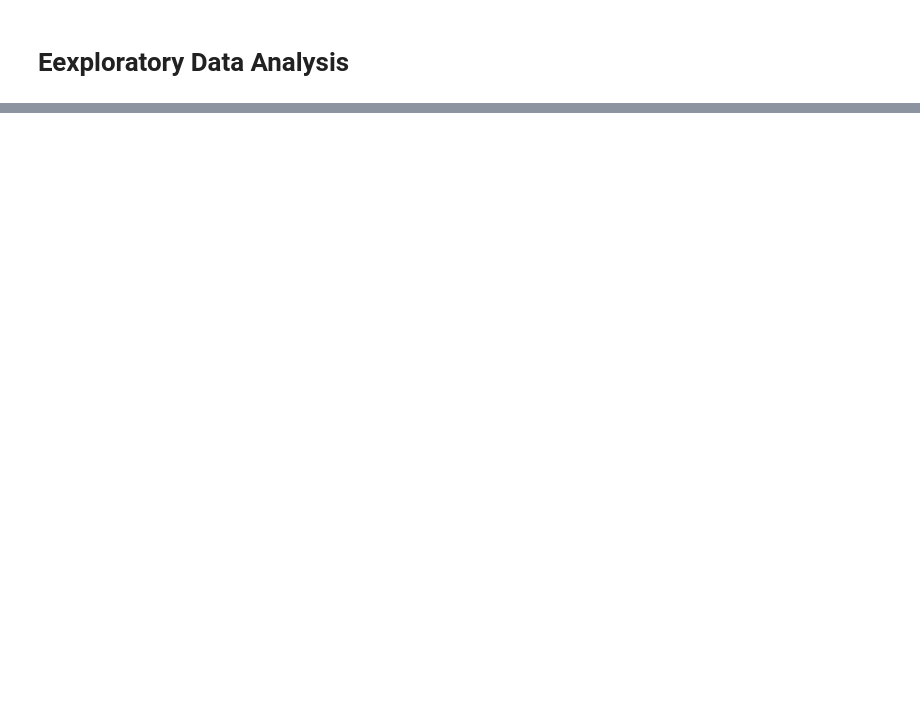
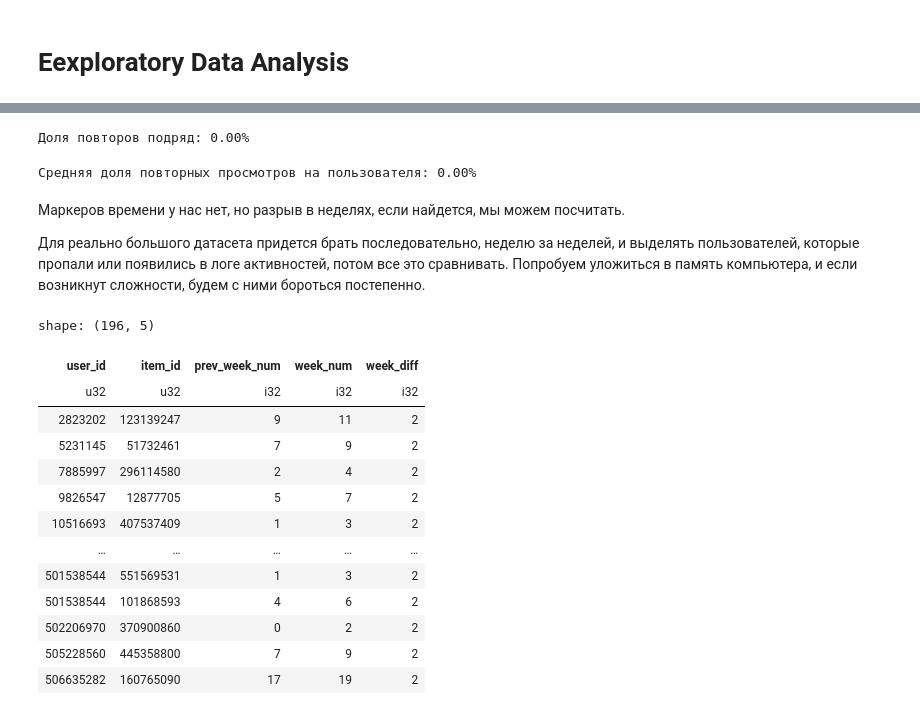
Before and after one commit to skol/netology_final, a Jupyter notebook: notebooks/01_eda.ipynb, the cells around one changed output, grey strips where cells are left out. Saved outputs shown, nothing was run; the diff lists cells and outputs as text; code cells hidden in the pictures; blank space fills up the shorter version.

```diff
--- a/notebooks/01_eda.ipynb
+++ b/notebooks/01_eda.ipynb
@@ -222,0 +176,80 @@ shape: (9, 13)
+# %%
+# смотрим повторы подряд, сразу на всем датасете
+df_meta = pl.read_parquet(bhv_db)
+df_with_lag = df_meta.with_columns([
+    pl.col('item_id').shift(1).over('user_id').alias('prev_item')
+])
+
+# Считаем долю повторов подряд
+repeat_immediate = (
+    df_with_lag
+    .filter(pl.col('item_id') == pl.col('prev_item'))
+    .shape[0] / df_meta.shape[0]
+)
+
+print(f"Доля повторов подряд: {repeat_immediate:.2%}")
+# %% [output]
+Доля повторов подряд: 0.00%
+# %%
+# повторы в пределах сессии (вперемешку)
+user_sequences = (
+    df.group_by('user_id')
+    .agg(pl.col('item_id').alias('items'))
+)
+
+# считаем, сколько уникальных роликов vs общее количество просмотров
+user_repeat_stats = user_sequences.with_columns([
+    pl.col('items').list.len().alias('total_views'),
+    pl.col('items').list.unique().list.len().alias('unique_views')
+]).with_columns([
+    (1 - (pl.col('unique_views') / pl.col('total_views'))).alias('repeat_rate')
+])
+
+# средняя доля повторных просмотров
+avg_repeat_rate = user_repeat_stats['repeat_rate'].mean()
+print(f"Средняя доля повторных просмотров на пользователя: {avg_repeat_rate:.2%}")
+# %% [output]
+Средняя доля повторных просмотров на пользователя: 0.00%
+# %% [markdown]
+Маркеров времени у нас нет, но разрыв в неделях, если найдется, мы можем посчитать.
+
+Для реально большого датасета придется брать последовательно, неделю за неделей, и выделять пользователей, которые пропали или появились в логе активностей, потом все это сравнивать. Попробуем уложиться в память компьютера, и если возникнут сложности, будем с ними бороться постепенно.
+# %%
+# Загружаем все недели
+df0 = pl.read_parquet("../data/raw/VK-LSVD/subsamples/up0.001_ip0.001/train/week_00.parquet")
+df0 = df0.with_columns(week_num=pl.lit(0))
+
+for week_num in range(1, 25):
+    dfx = pl.read_parquet(f"../data/raw/VK-LSVD/subsamples/up0.001_ip0.001/train/week_{week_num:02}.parquet")
+    dfx = dfx.with_columns(week_num=pl.lit(week_num))
+    df0 = pl.concat([df0, dfx])
+
+# Сортируем по пользователю и номеру недели (внутри недели порядок уже хронологический)
+df_sorted = df0.sort(['user_id', 'week_num'])
+
+# Добавляем лаг: предыдущая неделя для каждого пользователя
+df_with_lag = df_sorted.with_columns([
+    pl.col('week_num').shift(1).over('user_id').alias('prev_week_num')
+])
+
+# Разрыв = разница между текущей и предыдущей неделей > 1
+gaps = df_with_lag.filter(
+    (pl.col('prev_week_num').is_not_null()) &
+    (pl.col('week_num') - pl.col('prev_week_num') > 1)
+)
+gaps.select(['user_id', 'item_id', 'prev_week_num', 'week_num']).with_columns(week_diff=pl.col('week_num') - pl.col('prev_week_num'))
+# %% [output]
+shape: (196, 5)
+| user_id | item_id | prev_week_num | week_num | week_diff |
+| u32 | u32 | i32 | i32 | i32 |
+| 2823202 | 123139247 | 9 | 11 | 2 |
+| 5231145 | 51732461 | 7 | 9 | 2 |
+| 7885997 | 296114580 | 2 | 4 | 2 |
+| 9826547 | 12877705 | 5 | 7 | 2 |
+| 10516693 | 407537409 | 1 | 3 | 2 |
+| … | … | … | … | … |
+| 501538544 | 551569531 | 1 | 3 | 2 |
+| 501538544 | 101868593 | 4 | 6 | 2 |
+| 502206970 | 370900860 | 0 | 2 | 2 |
+| 505228560 | 445358800 | 7 | 9 | 2 |
+| 506635282 | 160765090 | 17 | 19 | 2 |
```
Also changed, not shown: parts of 79 cells of this notebook.
